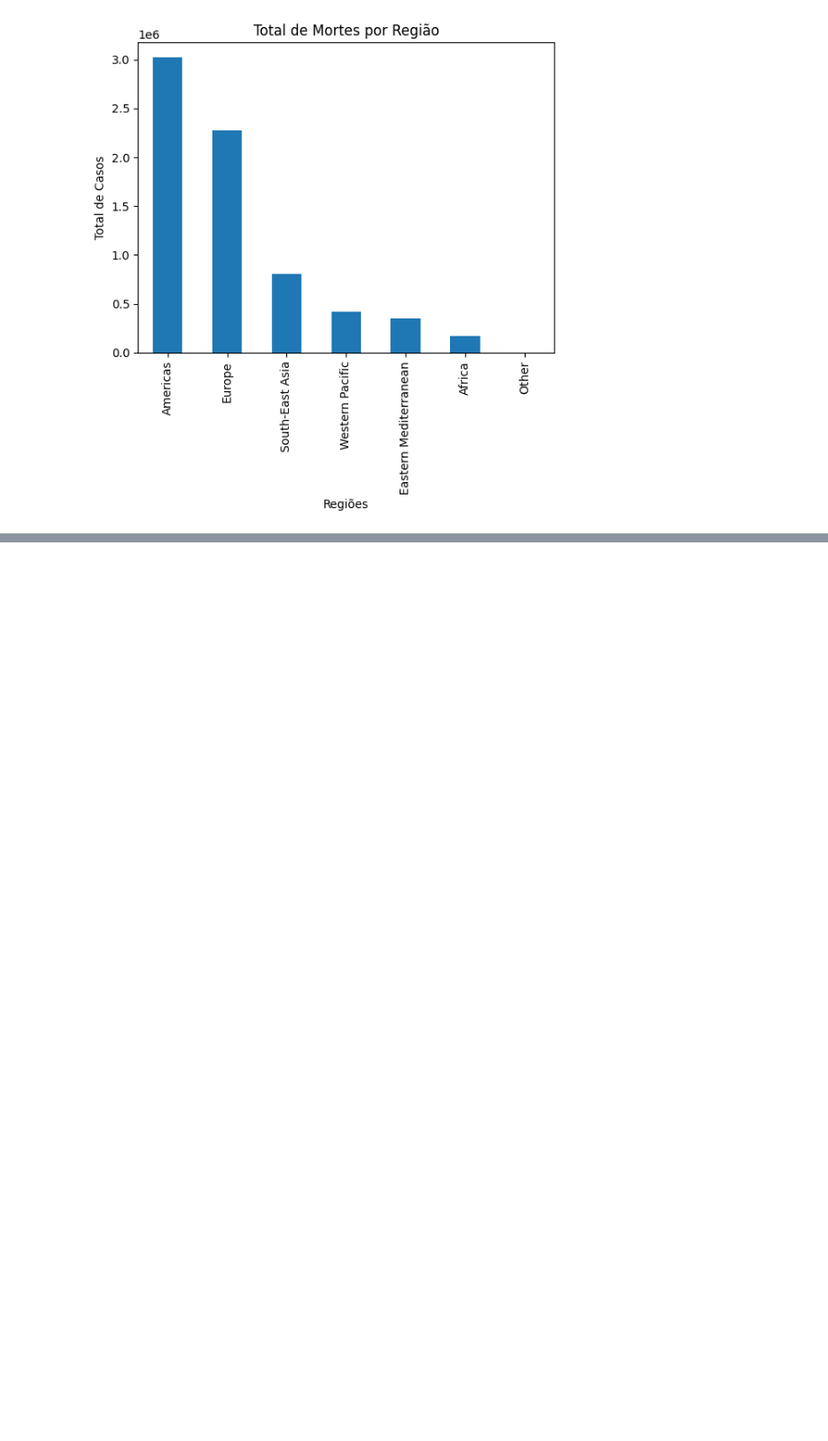
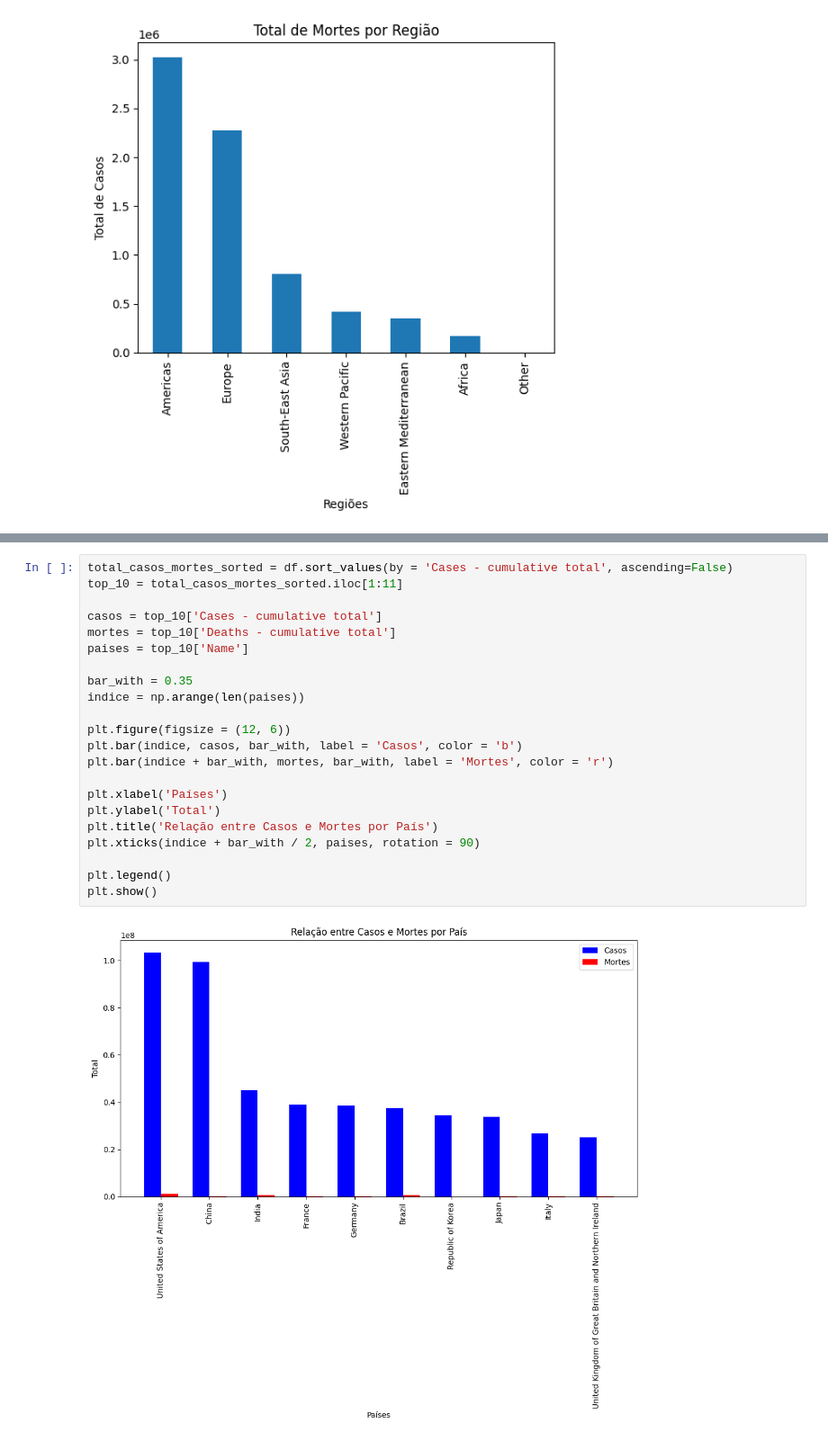
Before and after one commit to GuilhermeAugustox/COVID-DailyAnalysis-2020-2024, a Jupyter notebook: Analise.ipynb, the cells around one changed output, grey strips where cells are left out. Shown: that part at 90% size. Drawn from its saved outputs; the diff is of its cells as text; blank space fills up the shorter version.

```diff
--- a/Analise.ipynb
+++ b/Analise.ipynb
@@ -334,0 +422,24 @@ plt.show()
+# %%
+total_casos_mortes_sorted = df.sort_values(by = 'Cases - cumulative total', ascending=False)
+top_10 = total_casos_mortes_sorted.iloc[1:11]
+
+casos = top_10['Cases - cumulative total']
+mortes = top_10['Deaths - cumulative total']
+paises = top_10['Name']
+
+bar_with = 0.35
+indice = np.arange(len(paises))
+
+plt.figure(figsize = (12, 6))
+plt.bar(indice, casos, bar_with, label = 'Casos', color = 'b')
+plt.bar(indice + bar_with, mortes, bar_with, label = 'Mortes', color = 'r')
+
+plt.xlabel('Países')
+plt.ylabel('Total')
+plt.title('Relação entre Casos e Mortes por País')
+plt.xticks(indice + bar_with / 2, paises, rotation = 90)
+
+plt.legend()
+plt.show()
+# %% [output]
+[figure, added]
```
Also changed, not shown: parts of 11 cells of this notebook, 1 other file.
